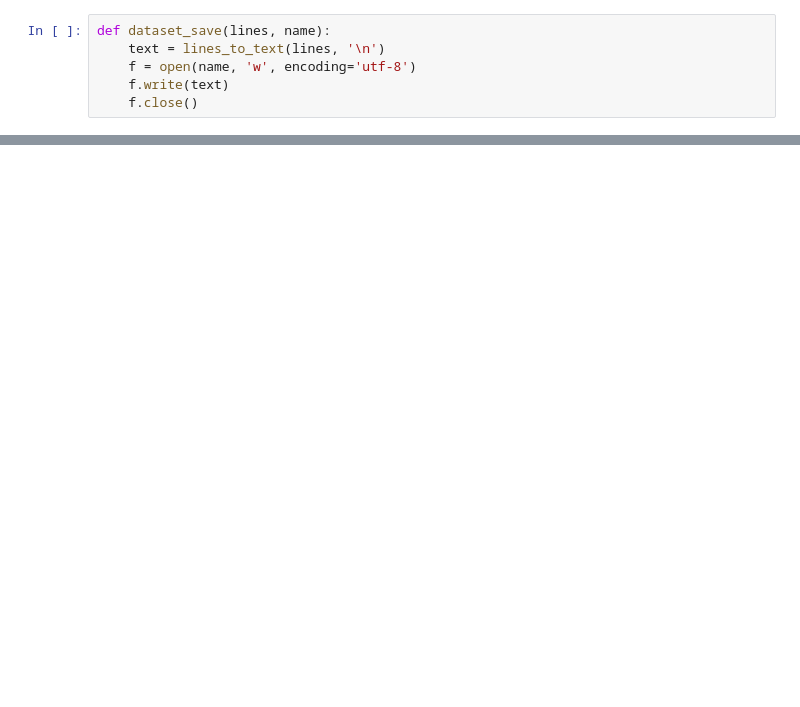
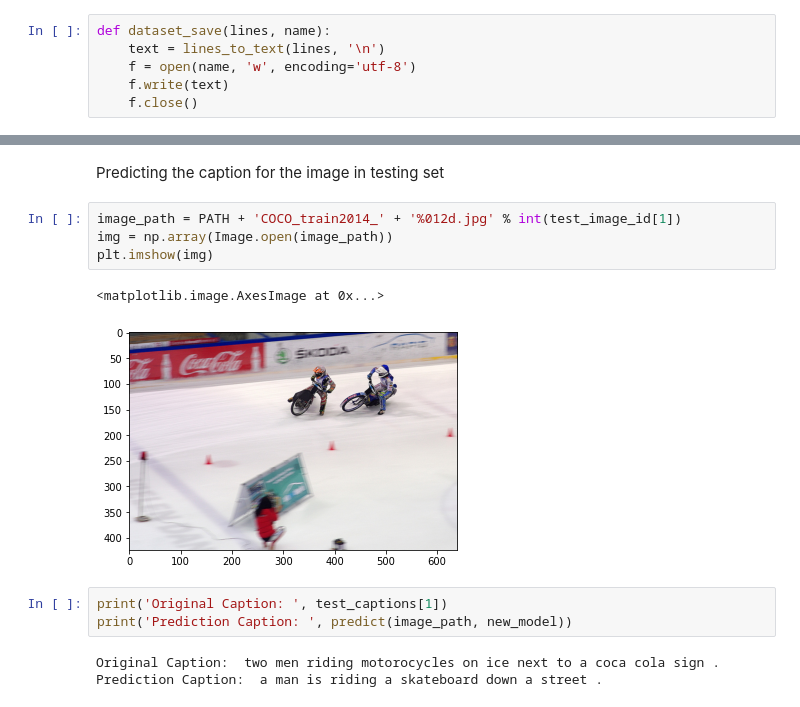
Before and after one commit to pg-git-97/website, a Jupyter notebook: documents/ganesh_term_project.ipynb, the cells around one changed output, grey strips where cells are left out. Saved outputs shown, nothing was run; the diff lists cells and outputs as text; blank space fills up the shorter version.

```diff
--- a/documents/ganesh_term_project.ipynb
+++ b/documents/ganesh_term_project.ipynb
@@ -243,0 +581,15 @@ images
+# %% [markdown]
+Predicting the caption for the image in testing set
+# %%
+image_path = PATH + 'COCO_train2014_' + '%012d.jpg' % int(test_image_id[1])
+img = np.array(Image.open(image_path))
+plt.imshow(img)
+# %% [output]
+<matplotlib.image.AxesImage at 0x...>
+[figure, added]
+# %%
+print('Original Caption: ', test_captions[1])
+print('Prediction Caption: ', predict(image_path, new_model))
+# %% [output]
+Original Caption:  two men riding motorocycles on ice next to a coca cola sign .
+Prediction Caption:  a man is riding a skateboard down a street .
```
Also changed, not shown: parts of 75 cells of this notebook, 1 other file.
